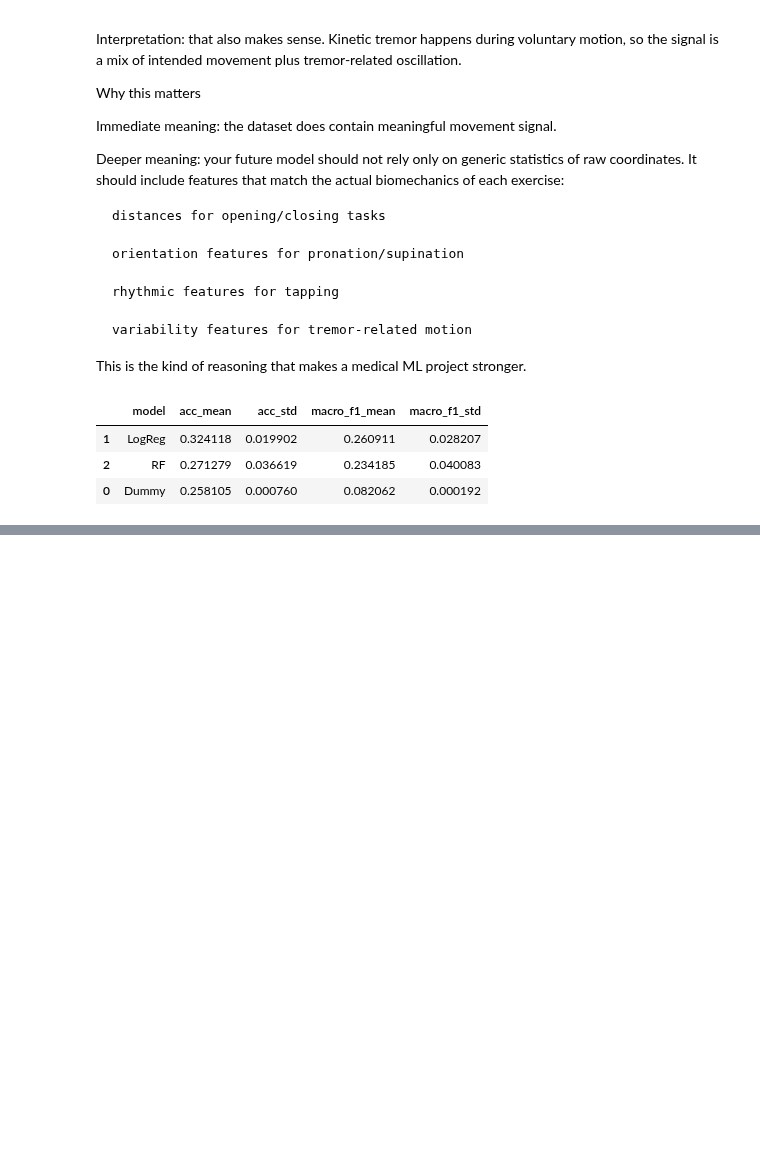
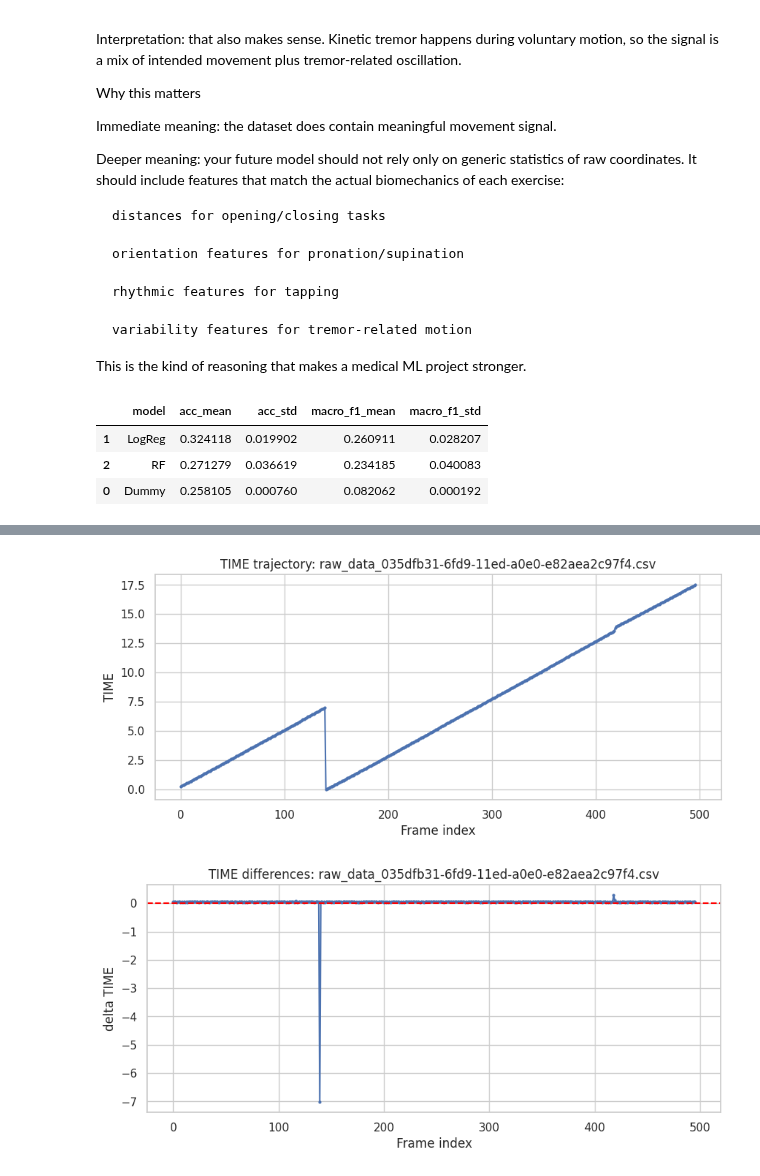
Before and after one commit to Dzuy123/ParkinsonsTremorClassification, a Jupyter notebook: parkinson_eda.ipynb, the cells around one changed output, grey strips where cells are left out. Drawn from its saved outputs; the diff is of its cells as text; code cells hidden in the pictures; blank space fills up the shorter version.

Commit message:
Add scratch comments on EDA 2 and add new EDA 3 to inspect bad time files

```diff
--- a/parkinson_eda.ipynb
+++ b/parkinson_eda.ipynb
@@ -1158,0 +1454,24 @@ Clinical metadata, particularly physician-rated motor severity, carries non-negl
+# %%
+
+
+# Plot bad time files
+fname = bad_files[0]
+df_bad = pd.read_csv(os.path.join(RAW_DIR, fname))
+
+plt.figure(figsize=(10, 4))
+plt.plot(df_bad["TIME"].values, marker="o", ms=2)
+plt.title(f"TIME trajectory: {fname}")
+plt.xlabel("Frame index")
+plt.ylabel("TIME")
+plt.show()
+
+plt.figure(figsize=(10, 4))
+plt.plot(np.diff(df_bad["TIME"].values), marker="o", ms=2)
+plt.axhline(0, color="red", linestyle="--")
+plt.title(f"TIME differences: {fname}")
+plt.xlabel("Frame index")
+plt.ylabel("delta TIME")
+plt.show()
+# %% [output]
+[figure, added]
+[figure, added]
```
Also changed, not shown: parts of 9 cells of this notebook.
